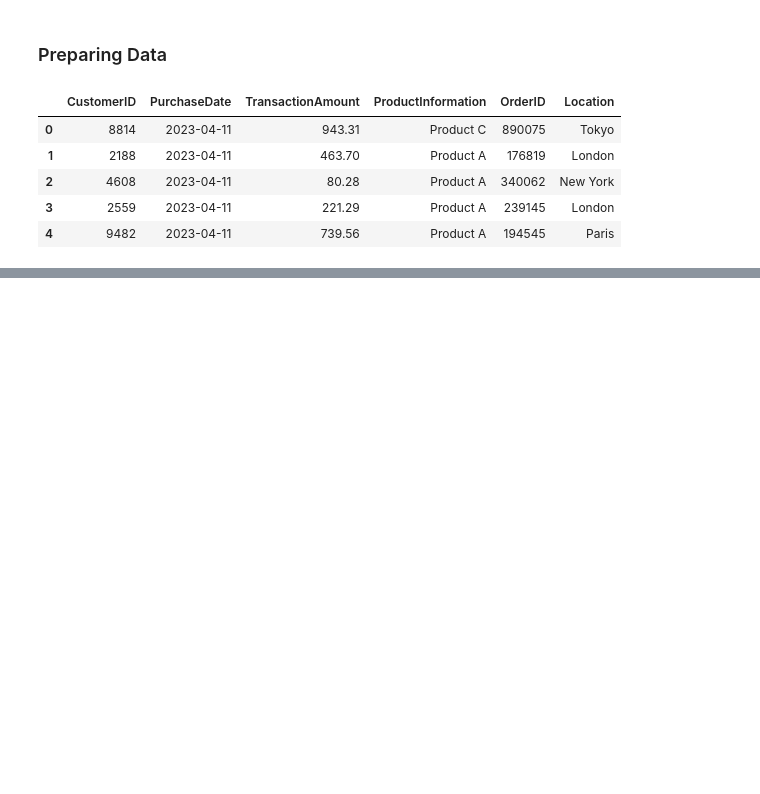
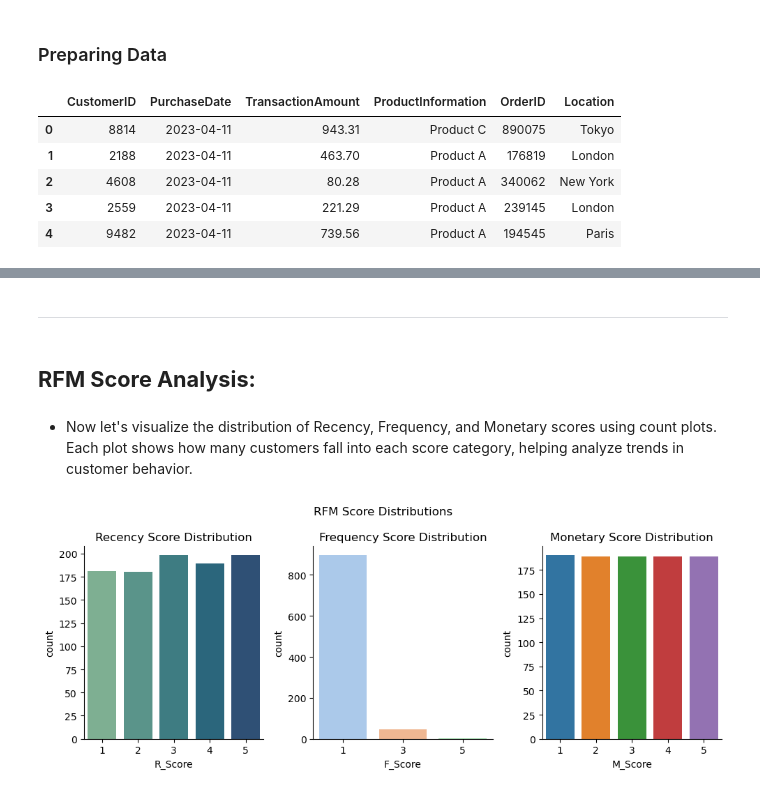
Before and after one commit to modyreturn/RFM-Analysis, a Jupyter notebook: RFM_Analysis.ipynb, the cells around one changed output, grey strips where cells are left out. Saved outputs shown, nothing was run; the diff lists cells and outputs as text; code cells hidden in the pictures; blank space fills up the shorter version.

```diff
--- a/RFM_Analysis.ipynb
+++ b/RFM_Analysis.ipynb
@@ -54,0 +229,25 @@ df.describe()
+# %% [markdown]
+----
+# %% [markdown]
+##  **RFM Score Analysis:**
+# %% [markdown]
+-   Now let's visualize the distribution of Recency, Frequency, and Monetary scores using count plots. Each plot shows how many customers fall into each score category, helping analyze trends in customer behavior.
+# %%
+# Score distributions
+fig, axes = plt.subplots(1, 3, figsize=(10, 4))
+sns.countplot(x='R_Score', data=rfm_df, ax=axes[0], palette='crest')
+sns.countplot(x='F_Score', data=rfm_df, ax=axes[1], palette='pastel')
+sns.countplot(x='M_Score', data=rfm_df, ax=axes[2], palette='tab10')
+
+axes[0].set_title('Recency Score Distribution')
+axes[1].set_title('Frequency Score Distribution')
+axes[2].set_title('Monetary Score Distribution')
+
+plt.suptitle('RFM Score Distributions')
+
+
+sns.despine()
+plt.tight_layout()
+plt.show()
+# %% [output]
+[figure, added]
```
Also changed, not shown: parts of 37 cells of this notebook.
